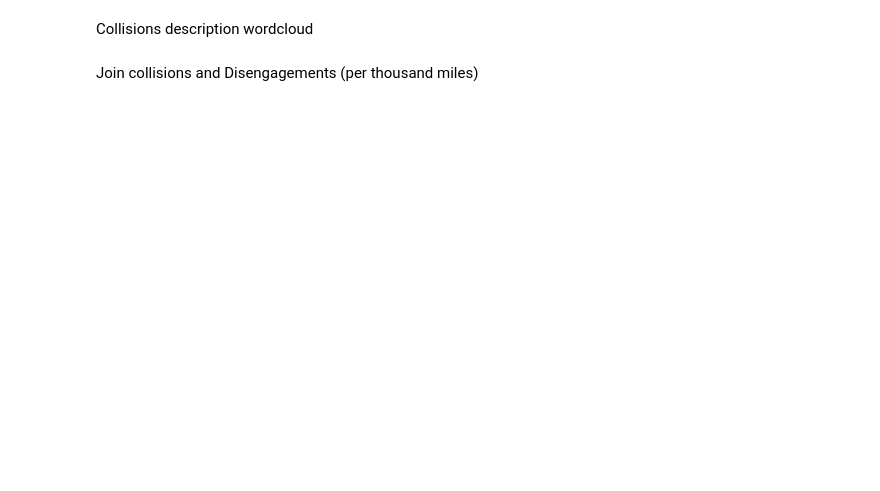
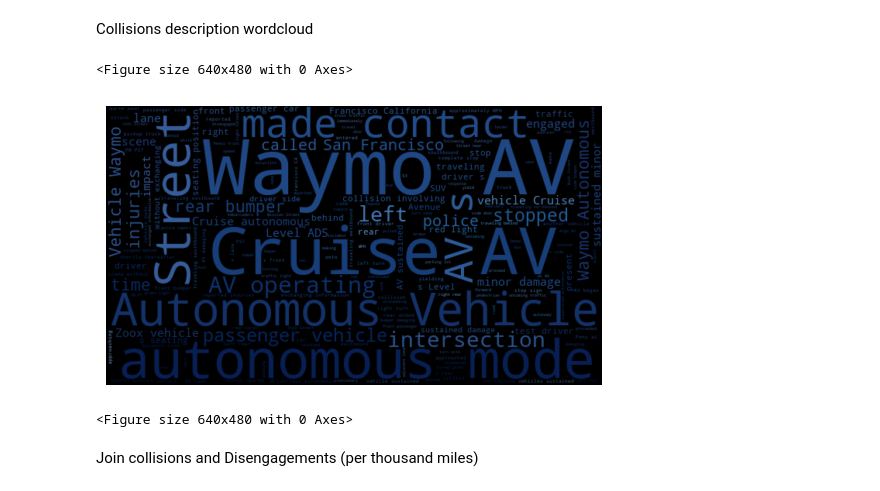
Before and after one commit to Kyle-Markwardt/self-driving-vehicles, a Jupyter notebook: main.ipynb, the cells around one changed output. Cells and saved outputs as stored; diff of their text form; code cells hidden in the pictures; blank space fills up the shorter version.

```diff
--- a/main.ipynb
+++ b/main.ipynb
@@ -646,27 +724,21 @@ Collisions description wordcloud
 # %%
 collision_description = pd.read_csv('data/collisions/dataframes/descriptions/descriptions.csv')
 
 description = collision_description["Description"].values
 
-coloring = np.array(Image.open('Images/av3.jpg'))
+coloring = np.array(Image.open('Images/av2.jpg'))
 stop_words = ["/n"] + list(STOPWORDS)
-wordcloud = WordCloud(stopwords = stop_words,  max_font_size=200, random_state=4,mask=coloring).generate(str(description))
+wordcloud = WordCloud(stopwords = stop_words,  max_font_size=100, random_state=4,mask=coloring).generate(str(description))
 
 image_colors = ImageColorGenerator(coloring)
 
 plt.imshow(wordcloud.recolor(color_func=image_colors), interpolation="bilinear")
 plt.axis("off")
 plt.figure()
-
-# Count the occurrences of True values in each column
-mode_counts = collision_description[['In_autonomy', 'Conventional_mode']].sum()
-
-# Create a bar plot using Plotly Express
-fig = px.bar(x=mode_counts.index, y=mode_counts.values, labels={'x': 'Autonomy', 'y': 'Count'},
-             title='Counts of True Values in Each Column')
-
-# Show the plot
-fig.show()
+# %% [output]
+<Figure size 640x480 with 0 Axes>
+[figure, added]
+<Figure size 640x480 with 0 Axes>
 # %% [markdown]
 Join collisions and Disengagements (per thousand miles)
 # %%
```
Also changed, not shown: parts of 30 cells of this notebook, 9 other files.
